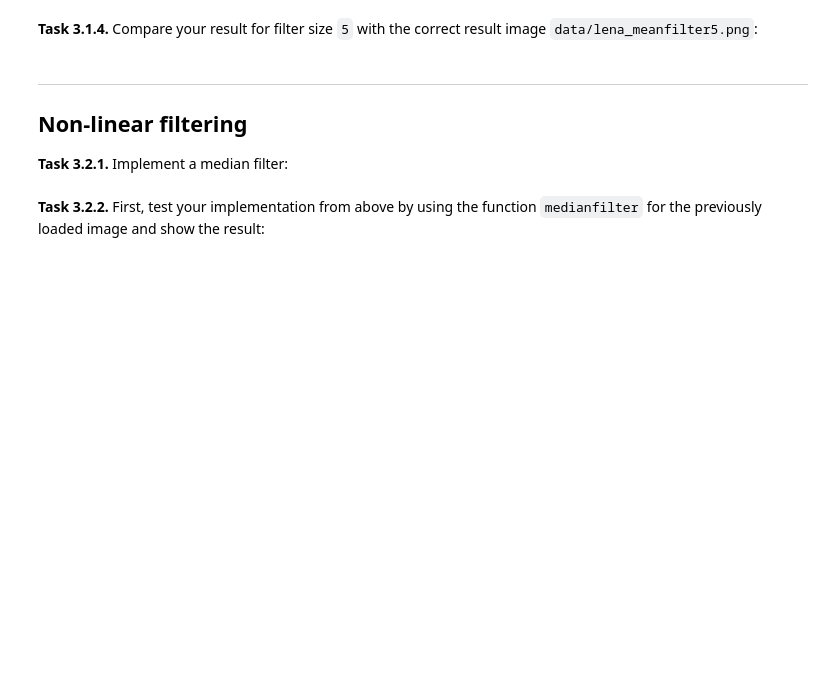
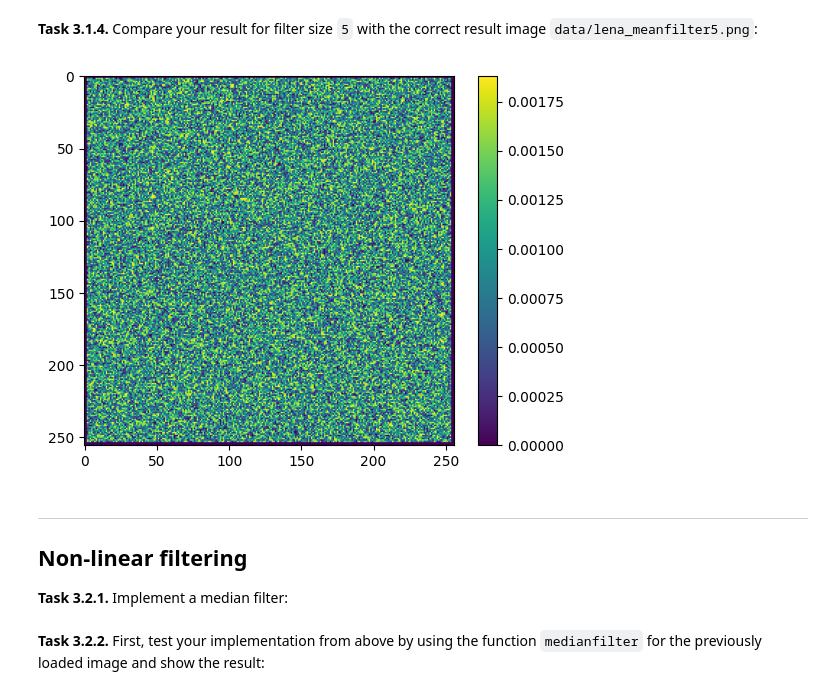
Before and after one commit to Theresa-F/mobi-fs3-python, a Jupyter notebook: task3.ipynb, the cells around one changed output. Saved outputs shown, nothing was run; the diff lists cells and outputs as text; code cells hidden in the pictures; blank space fills up the shorter version.

Commit message:
Task 3 working meanfilter

```diff
--- a/task3.ipynb
+++ b/task3.ipynb
@@ -48,9 +53,14 @@ TypeError: unsupported operand type(s) for -: 'tuple' and 'tuple'
 # %% [markdown]
 **<a id="#">Task 3.1.4.</a>** Compare your result for filter size `5` with the correct result image `data/lena_meanfilter5.png`:
 # %%
-lena5 = meanfilter(lena, 3)
+lena5 = meanfilter(lena, 5)
 correctlena5 = plt.imread('data/lena_meanfilter5.png')
-assert numpy.allclose(lena5, correctlena5, arol=1/255)
+diff = numpy.abs (lena5-correctlena5)
+plt.imshow(diff)
+plt.colorbar()
+assert numpy.allclose(lena5, correctlena5, atol=1/255)
+# %% [output]
+[figure, added]
 # %% [markdown]
 ---
 
```
Also changed, not shown: parts of 3 cells of this notebook.
